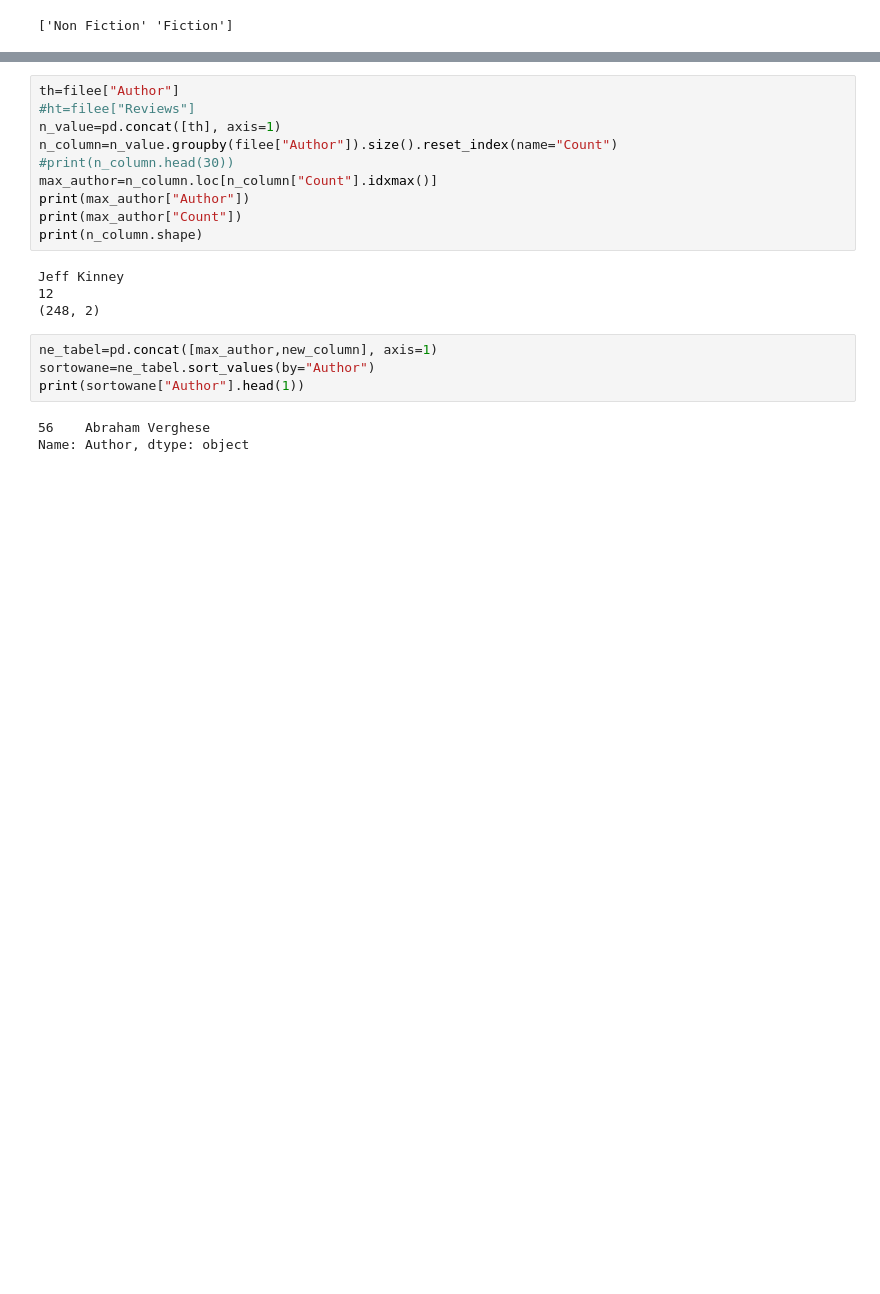
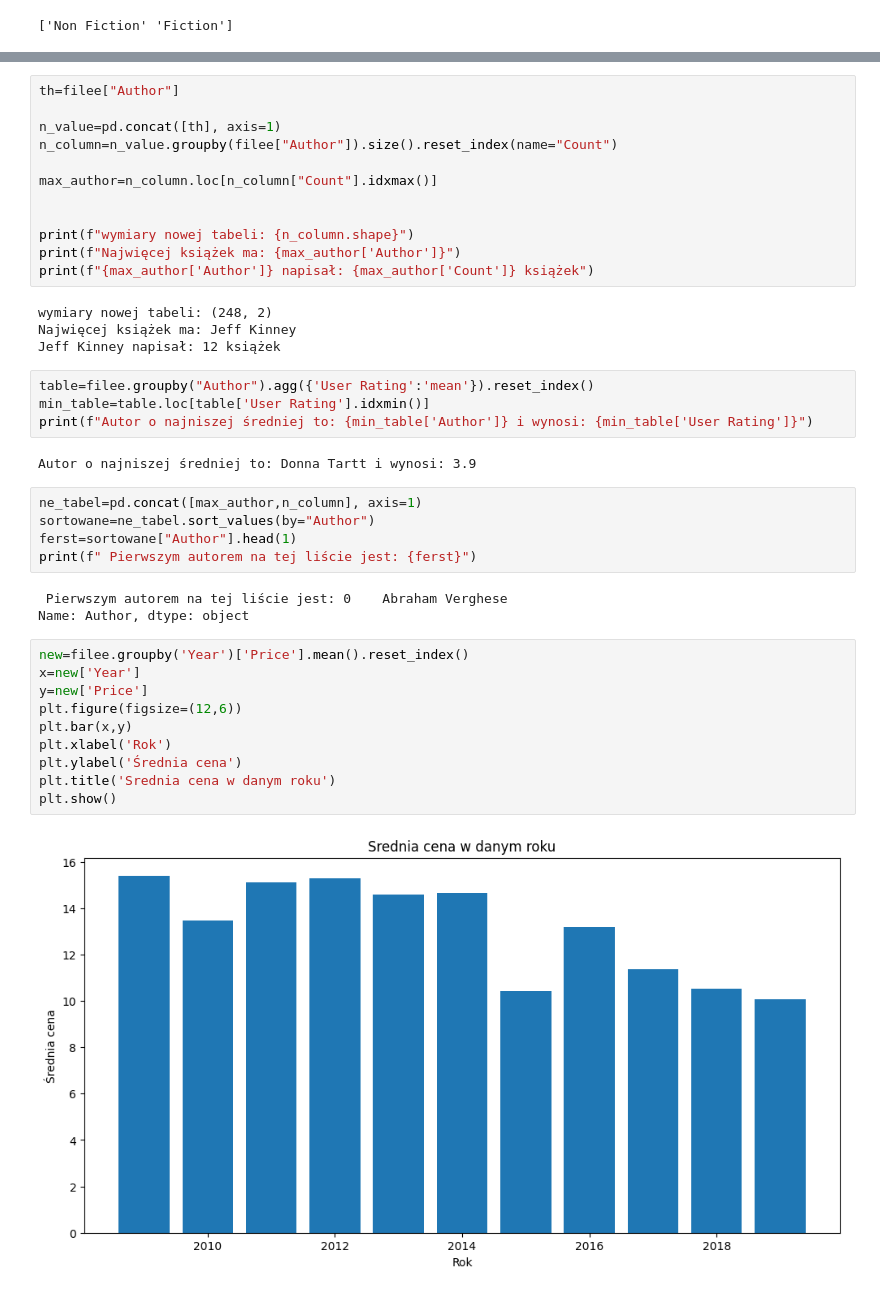
Before and after one commit to pawel544/dzia-_3, a Jupyter notebook: zad2/Hw2.3.ipynb, the cells around one changed output, grey strips where cells are left out. Saved outputs shown, nothing was run; the diff lists cells and outputs as text; blank space fills up the shorter version.

```diff
--- a/zad2/Hw2.3.ipynb
+++ b/zad2/Hw2.3.ipynb
@@ -122,21 +153,42 @@ non_fiction[non_fiction["Price"]==min_non]
 # %%
 th=filee["Author"]
-#ht=filee["Reviews"]
+
 n_value=pd.concat([th], axis=1)
 n_column=n_value.groupby(filee["Author"]).size().reset_index(name="Count")
-#print(n_column.head(30))
+
 max_author=n_column.loc[n_column["Count"].idxmax()]
-print(max_author["Author"])
-print(max_author["Count"])
-print(n_column.shape)
+
+
+print(f"wymiary nowej tabeli: {n_column.shape}")
+print(f"Najwięcej książek ma: {max_author['Author']}")
+print(f"{max_author['Author']} napisał: {max_author['Count']} książek")
 # %% [output]
-Jeff Kinney
-12
-(248, 2)
+wymiary nowej tabeli: (248, 2)
+Najwięcej książek ma: Jeff Kinney
+Jeff Kinney napisał: 12 książek
+# %%
+table=filee.groupby("Author").agg({'User Rating':'mean'}).reset_index()
+min_table=table.loc[table['User Rating'].idxmin()]
+print(f"Autor o najniszej średniej to: {min_table['Author']} i wynosi: {min_table['User Rating']}")
+# %% [output]
+Autor o najniszej średniej to: Donna Tartt i wynosi: 3.9
 # %%
-ne_tabel=pd.concat([max_author,new_column], axis=1)
+ne_tabel=pd.concat([max_author,n_column], axis=1)
 sortowane=ne_tabel.sort_values(by="Author")
-print(sortowane["Author"].head(1))
+ferst=sortowane["Author"].head(1)
+print(f" Pierwszym autorem na tej liście jest: {ferst}")
 # %% [output]
-56    Abraham Verghese
+ Pierwszym autorem na tej liście jest: 0    Abraham Verghese
 Name: Author, dtype: object
+# %%
+new=filee.groupby('Year')['Price'].mean().reset_index()
+x=new['Year']
+y=new['Price']
+plt.figure(figsize=(12,6))
+plt.bar(x,y)
+plt.xlabel('Rok')
+plt.ylabel('Średnia cena')
+plt.title('Srednia cena w danym roku')
+plt.show()
+# %% [output]
+[figure, added]
```
Also changed, not shown: parts of 9 cells of this notebook, 1 other file.
